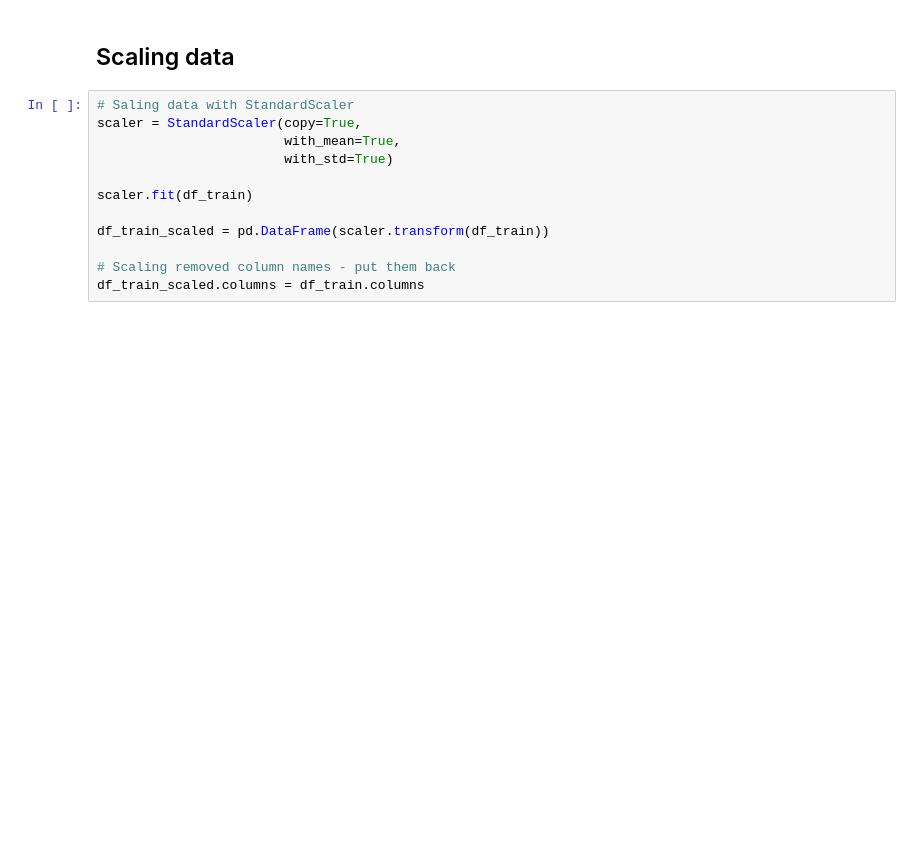
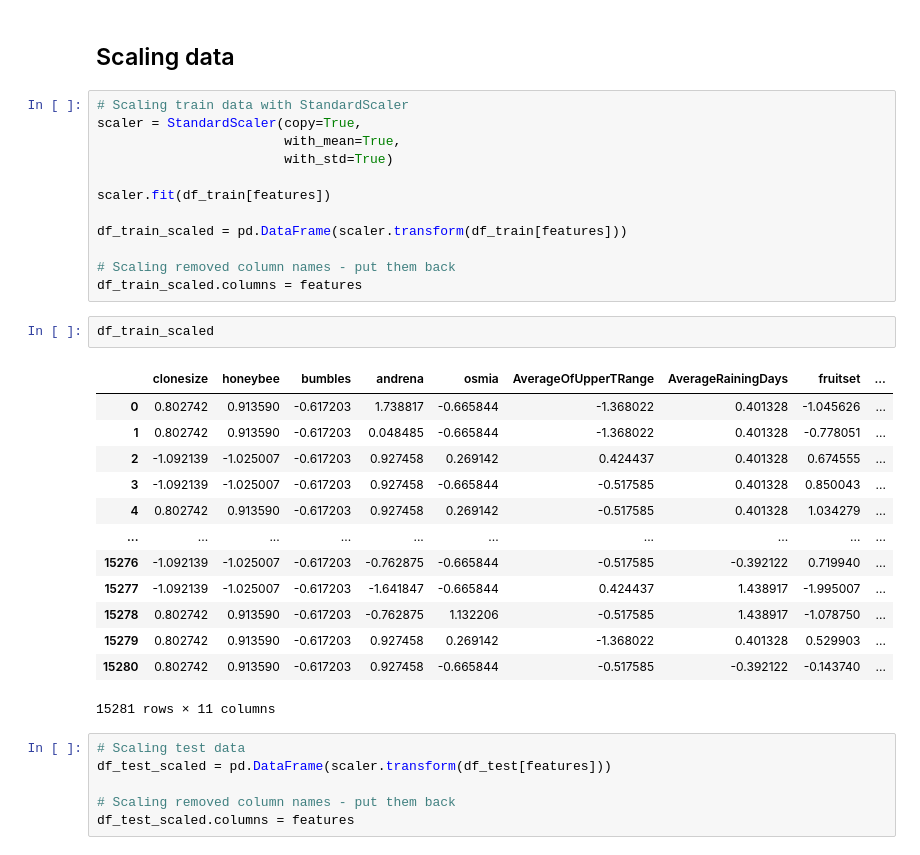
Before and after one commit to ruetha/kaggle_challenges, a Jupyter notebook: notebooks/wild_blueberry_yield_prediction.ipynb, the cells around one changed output. Cells and saved outputs as stored; diff of their text form; blank space fills up the shorter version.

```diff
--- a/notebooks/wild_blueberry_yield_prediction.ipynb
+++ b/notebooks/wild_blueberry_yield_prediction.ipynb
@@ -257,14 +318,36 @@ label = ['yield']
 # %% [markdown]
 ## Scaling data
 # %%
-# Saling data with StandardScaler
+# Scaling train data with StandardScaler
 scaler = StandardScaler(copy=True,
                         with_mean=True,
                         with_std=True)
 
-scaler.fit(df_train)
+scaler.fit(df_train[features])
 
-df_train_scaled = pd.DataFrame(scaler.transform(df_train))
+df_train_scaled = pd.DataFrame(scaler.transform(df_train[features]))
 
 # Scaling removed column names - put them back
-df_train_scaled.columns = df_train.columns
+df_train_scaled.columns = features
+# %%
+df_train_scaled
+# %% [output]
+|  | clonesize | honeybee | bumbles | andrena | osmia | AverageOfUpperTRange | AverageRainingDays | fruitset | ... |
+| 0 | 0.802742 | 0.913590 | -0.617203 | 1.738817 | -0.665844 | -1.368022 | 0.401328 | -1.045626 | ... |
+| 1 | 0.802742 | 0.913590 | -0.617203 | 0.048485 | -0.665844 | -1.368022 | 0.401328 | -0.778051 | ... |
+| 2 | -1.092139 | -1.025007 | -0.617203 | 0.927458 | 0.269142 | 0.424437 | 0.401328 | 0.674555 | ... |
+| 3 | -1.092139 | -1.025007 | -0.617203 | 0.927458 | -0.665844 | -0.517585 | 0.401328 | 0.850043 | ... |
+| 4 | 0.802742 | 0.913590 | -0.617203 | 0.927458 | 0.269142 | -0.517585 | 0.401328 | 1.034279 | ... |
+| ... | ... | ... | ... | ... | ... | ... | ... | ... | ... |
+| 15276 | -1.092139 | -1.025007 | -0.617203 | -0.762875 | -0.665844 | -0.517585 | -0.392122 | 0.719940 | ... |
+| 15277 | -1.092139 | -1.025007 | -0.617203 | -1.641847 | -0.665844 | 0.424437 | 1.438917 | -1.995007 | ... |
+| 15278 | 0.802742 | 0.913590 | -0.617203 | -0.762875 | 1.132206 | -0.517585 | 1.438917 | -1.078750 | ... |
+| 15279 | 0.802742 | 0.913590 | -0.617203 | 0.927458 | 0.269142 | -1.368022 | 0.401328 | 0.529903 | ... |
+| 15280 | 0.802742 | 0.913590 | -0.617203 | 0.927458 | -0.665844 | -0.517585 | -0.392122 | -0.143740 | ... |
+15281 rows × 11 columns
+# %%
+# Scaling test data
+df_test_scaled = pd.DataFrame(scaler.transform(df_test[features]))
+
+# Scaling removed column names - put them back
+df_test_scaled.columns = features
```
Also changed, not shown: parts of 11 cells of this notebook.
